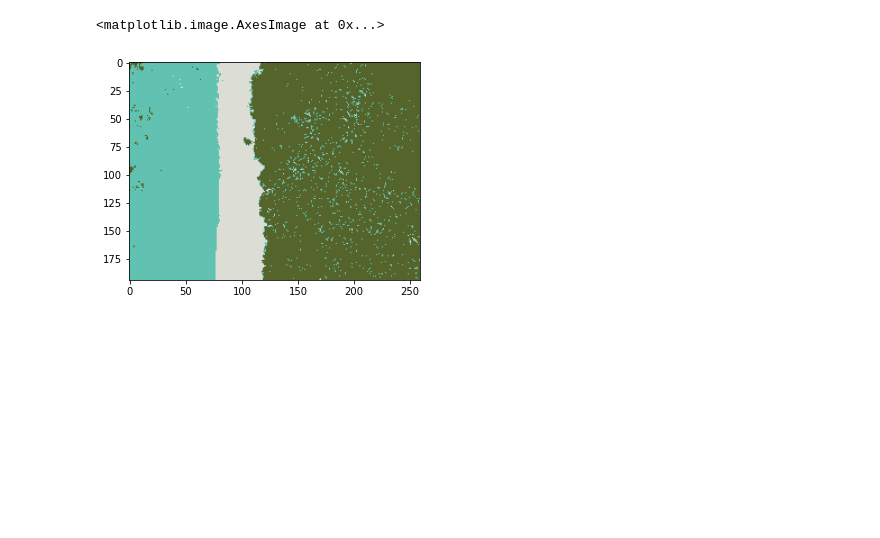
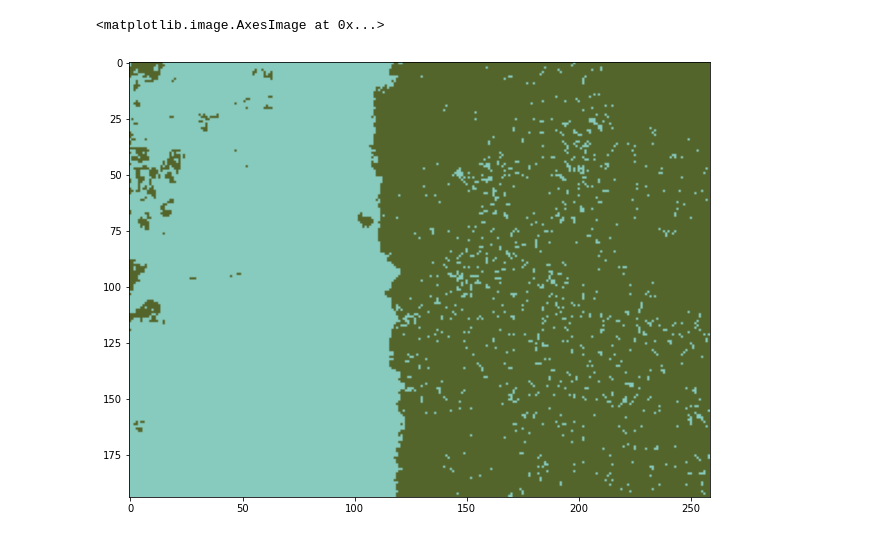
Before and after one commit to SOUMOJIT-CHAKRABORTY/Image-Processing, a Jupyter notebook: K-means_Segmentation.ipynb, the cells around one changed output. Saved outputs shown, nothing was run; the diff lists cells and outputs as text; code cells hidden in the pictures; blank space fills up the shorter version.

```diff
--- a/K-means_Segmentation.ipynb
+++ b/K-means_Segmentation.ipynb
@@ -20,15 +21,16 @@ pixel_vals = np.float32(pixel_vals)
 # %%
 criteria = (cv2.TERM_CRITERIA_EPS + cv2.TERM_CRITERIA_MAX_ITER, 100, 0.85)
 
-k = 3
+k = 2
 retval, labels, centers = cv2.kmeans(pixel_vals, k, None, criteria, 10, cv2.KMEANS_RANDOM_CENTERS)
 
 centers = np.uint8(centers)
 segmented_data = centers[labels.flatten()]
 
 segmented_image = segmented_data.reshape((image.shape))
 
+plt.figure(figsize=(20,8))
 plt.imshow(segmented_image)
 # %% [output]
 <matplotlib.image.AxesImage at 0x...>
-[figure, old version]
+[figure, new version]
```
Also changed, not shown: parts of 1 cell of this notebook, 1 other file.
